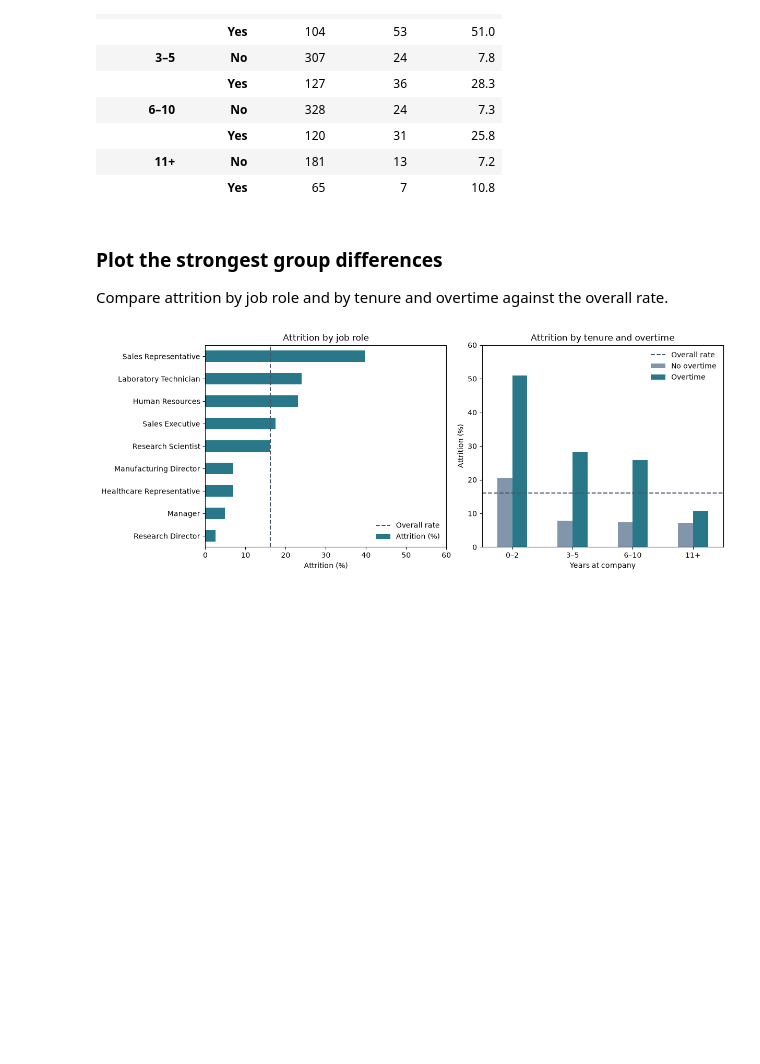
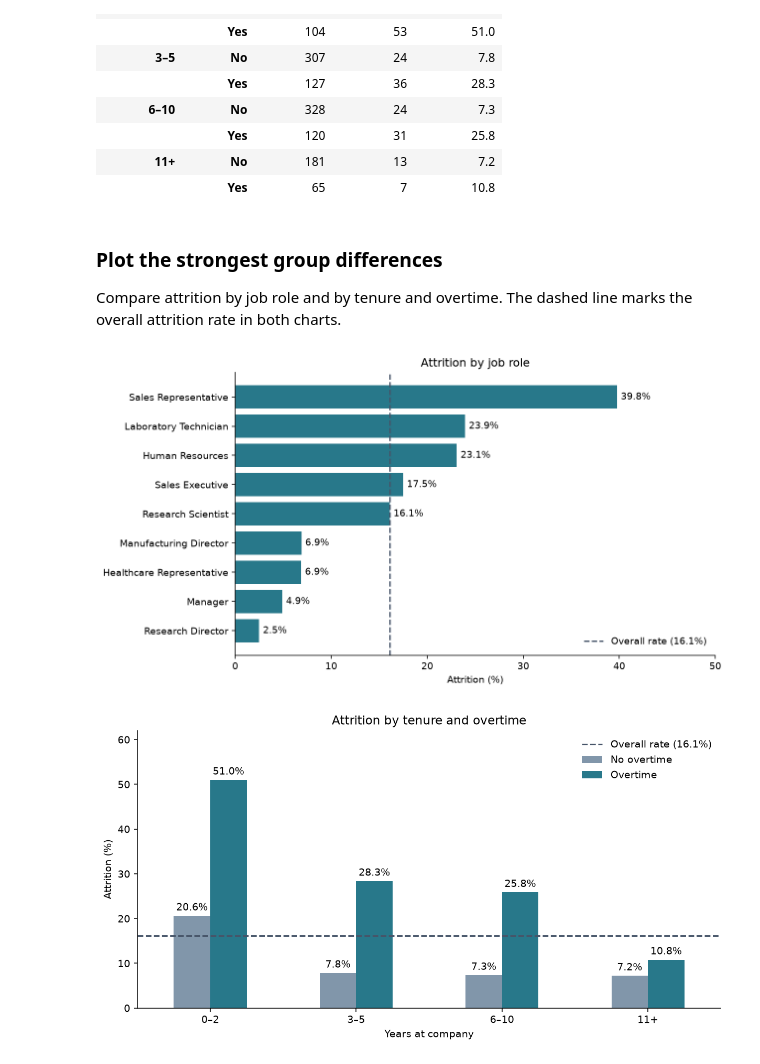
Before and after one commit to johanneswbr/medco-passau-xai, a Jupyter notebook: eda.ipynb, the cells around one changed output. Cells and saved outputs as stored; diff of their text form; code cells hidden in the pictures; blank space fills up the shorter version.

Commit message:
Expand workforce analysis and improve EDA charts

```diff
--- a/eda.ipynb
+++ b/eda.ipynb
@@ -130,0 +137,18 @@ display(eda[numeric_features].describe().T.round(1))
+# %%
+department_profile = (
+    eda.assign(WorksOvertime=eda["OverTime"].eq("Yes"))
+    .groupby("Department")
+    .agg(
+        Employees=("Department", "size"),
+        MedianTenure=("YearsAtCompany", "median"),
+        OvertimeShare=("WorksOvertime", "mean"),
+    )
+    .sort_values("Employees", ascending=False)
+)
+department_profile.insert(1, "Workforce share (%)", 100 * department_profile["Employees"] / len(eda))
+department_profile["OvertimeShare"] *= 100
+
+display(department_profile.rename(columns={
+    "MedianTenure": "Median tenure (years)",
+    "OvertimeShare": "Overtime share (%)",
+}).round(1))
@@ -214,30 +298,44 @@ display(tenure_overtime.round(1))
 # %% [markdown]
 ### Plot the strongest group differences
 
-Compare attrition by job role and by tenure and overtime against the overall rate.
+Compare attrition by job role and by tenure and overtime. The dashed line marks the overall attrition rate in both charts.
 # %%
-%matplotlib inline
+role_rates = role_summary["Attrition (%)"].sort_values()
+fig, role_ax = plt.subplots(figsize=(9, 4.8), dpi=140, layout="constrained")
 
-fig, (role_ax, tenure_ax) = plt.subplots(1, 2, figsize=(12, 4.6), layout="constrained")
+role_bars = role_ax.barh(role_rates.index, role_rates, color="#28788a")
+role_ax.bar_label(role_bars, labels=[f"{rate:.1f}%" for rate in role_rates], padding=4)
+role_ax.axvline(
+    overall_rate, color="#475569", linestyle="--", label=f"Overall rate ({overall_rate:.1f}%)"
+)
+role_ax.set(title="Attrition by job role", xlabel="Attrition (%)", xlim=(0, 50))
+role_ax.legend(loc="lower right", frameon=False)
+role_ax.spines[["top", "right"]].set_visible(False)
+plt.show()
 
-role_summary["Attrition (%)"].sort_values().plot.barh(ax=role_ax, color="#28788a")
-role_ax.axvline(overall_rate, color="#475569", linestyle="--", label="Overall rate")
-role_ax.set(title="Attrition by job role", xlabel="Attrition (%)", ylabel="")
-role_ax.set_xlim(0, 60)
-role_ax.legend(loc="lower right", frameon=False)
+overtime_rates = tenure_overtime["Attrition (%)"].unstack("OverTime").rename(
+    columns={"No": "No overtime", "Yes": "Overtime"}
+)
+fig, tenure_ax = plt.subplots(figsize=(8.5, 4.5), dpi=140, layout="constrained")
 
-overtime_rates = tenure_overtime["Attrition (%)"].unstack("OverTime")
-overtime_rates.rename(columns={"No": "No overtime", "Yes": "Overtime"}).plot.bar(
-    ax=tenure_ax, color=["#8196aa", "#28788a"], rot=0
+overtime_rates.plot.bar(ax=tenure_ax, color=["#8196aa", "#28788a"], rot=0)
+for bars in tenure_ax.containers:
+    tenure_ax.bar_label(bars, fmt="%.1f%%", padding=3)
+tenure_ax.axhline(
+    overall_rate, color="#475569", linestyle="--", label=f"Overall rate ({overall_rate:.1f}%)"
 )
-tenure_ax.axhline(overall_rate, color="#475569", linestyle="--", label="Overall rate")
-tenure_ax.set(title="Attrition by tenure and overtime", xlabel="Years at company", ylabel="Attrition (%)")
-tenure_ax.set_ylim(0, 60)
+tenure_ax.set(
+    title="Attrition by tenure and overtime",
+    xlabel="Years at company",
+    ylabel="Attrition (%)",
+    ylim=(0, 62),
+)
 tenure_ax.legend(loc="upper right", frameon=False)
-
+tenure_ax.spines[["top", "right"]].set_visible(False)
 plt.show()
 # %% [output]
-[figure, old version]
+[figure, new version]
+[figure, added]
 # %% [markdown]
 ## 8. EDA takeaways
 
```
Also changed, not shown: parts of 8 cells of this notebook.
